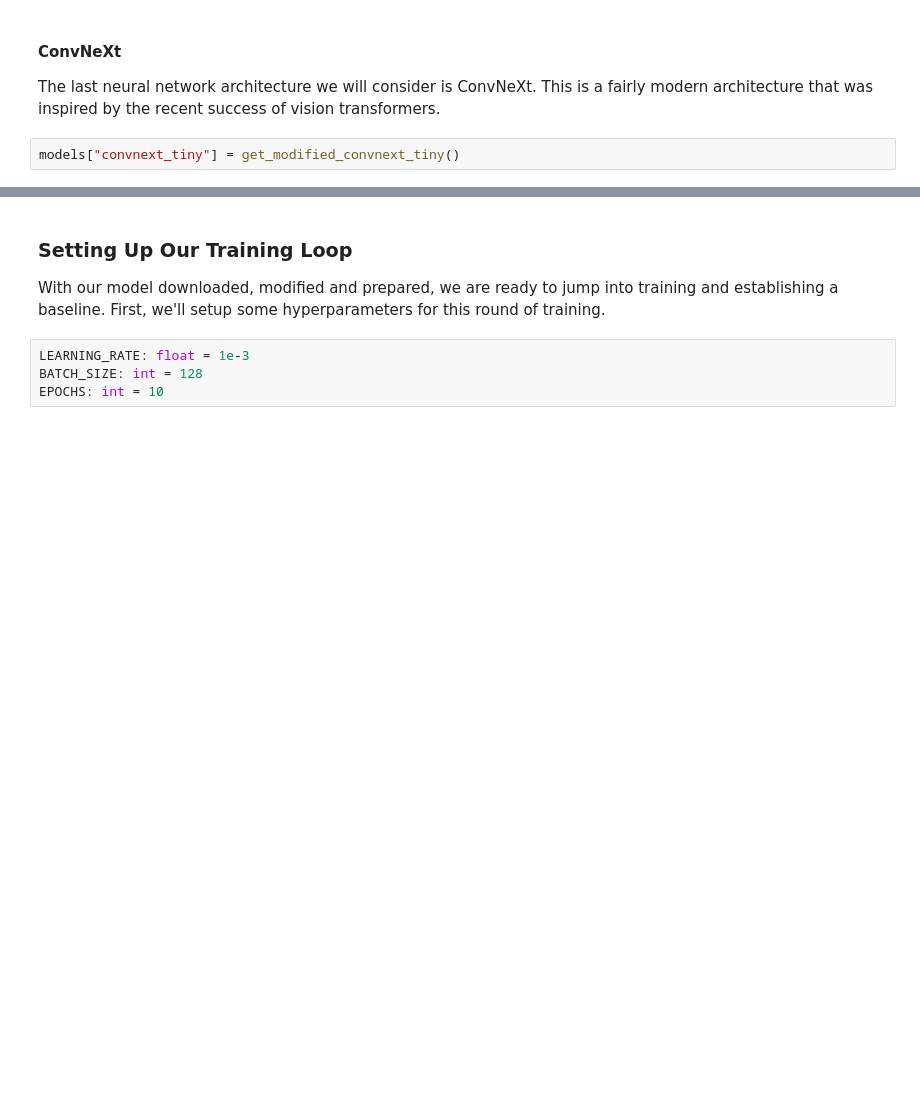
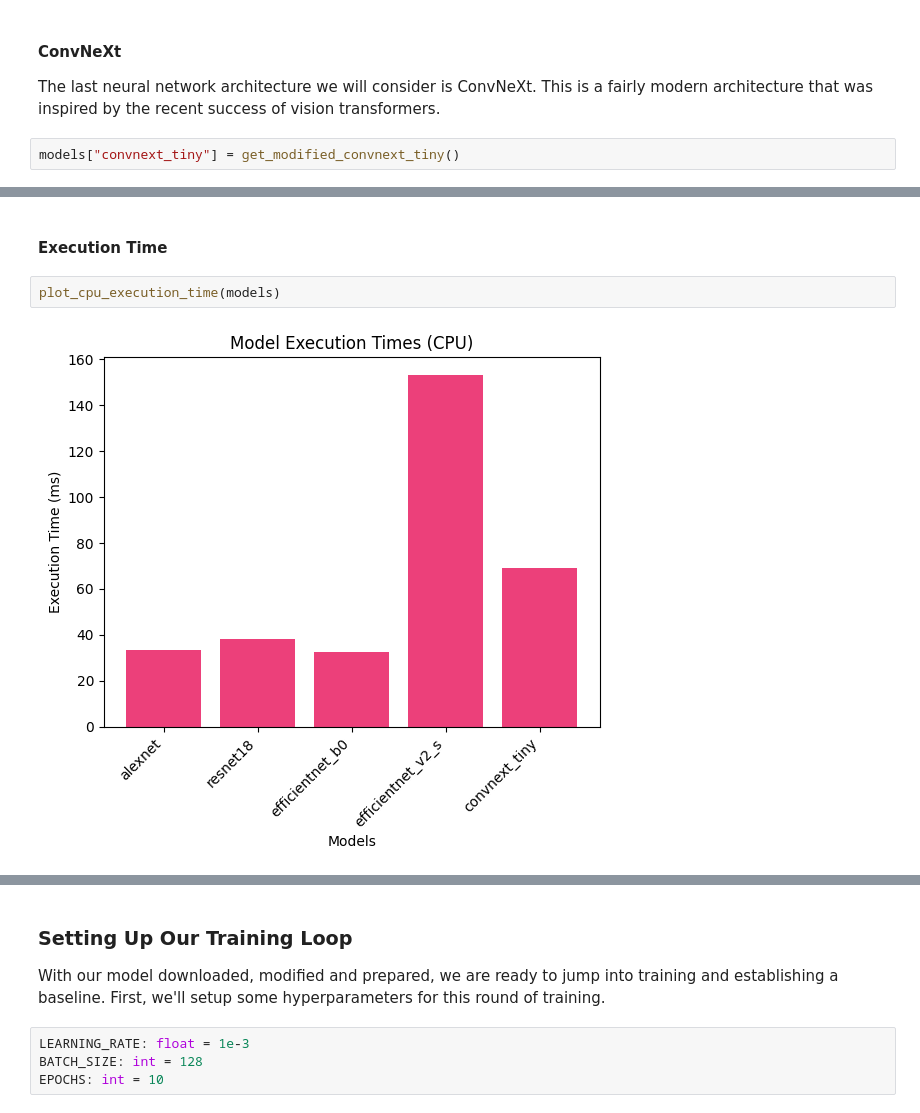
Before and after one commit to astroesteban/HiRISENet-Tiny, a Jupyter notebook: src/hirise.ipynb, the cells around one changed output, grey strips where cells are left out. Drawn from its saved outputs; the diff is of its cells as text; blank space fills up the shorter version.

```diff
--- a/src/hirise.ipynb
+++ b/src/hirise.ipynb
@@ -305,0 +337,6 @@ show_model_sizes(models)
+# %% [markdown]
+#### Execution Time
+# %%
+plot_cpu_execution_time(models)
+# %% [output]
+[figure, added]
```
Also changed, not shown: parts of 15 cells of this notebook, 4 other files.
